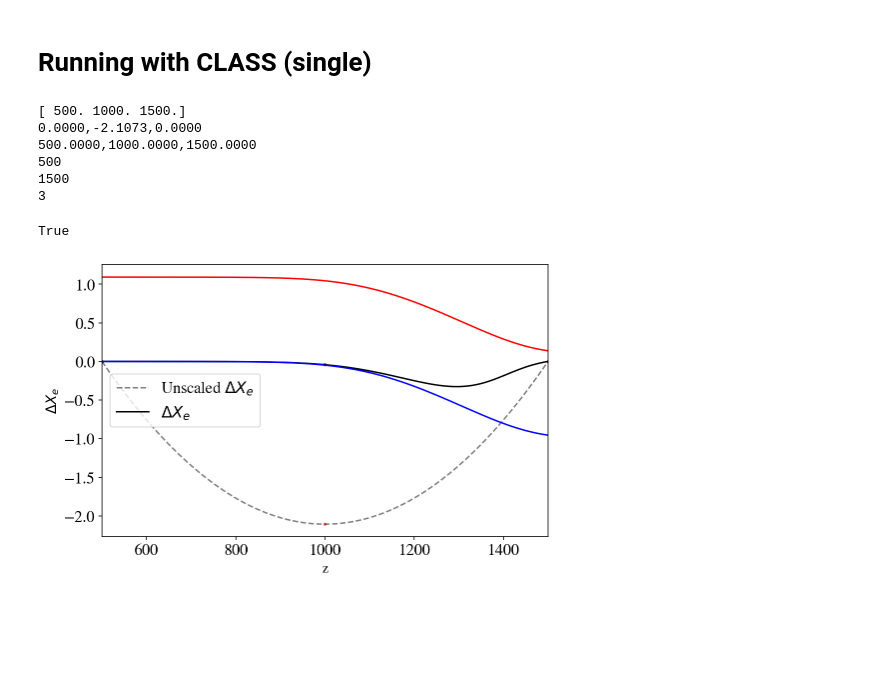
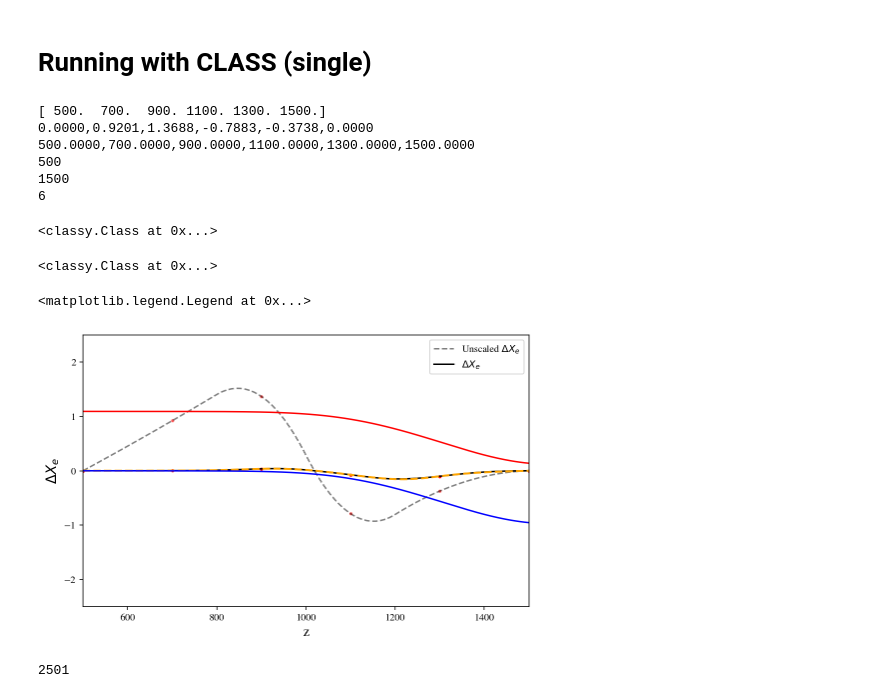
Before and after one commit to gplynch619/recombination, a Jupyter notebook: notebooks/mcmc_explore.ipynb, the cells around one changed output. Drawn from its saved outputs; the diff is of its cells as text; code cells hidden in the pictures; blank space fills up the shorter version.

```diff
--- a/notebooks/mcmc_explore.ipynb
+++ b/notebooks/mcmc_explore.ipynb
@@ -210,7 +212,7 @@ plt.show()
 # %% [markdown]
 # Running with CLASS (single)
 # %%
-num_control_points = 1
+num_control_points = 4
 #center_pivot = 1300
 fine_grid = np.linspace(zmin_pert, zmax_pert, 100)
 
@@ -257,39 +259,50 @@ M = Class.Class()
 M.set(common_settings)
 M.set(precision_settings)
 # %% [output]
-[ 500. 1000. 1500.]
-0.0000,-2.1073,0.0000
-500.0000,1000.0000,1500.0000
+[ 500.  700.  900. 1100. 1300. 1500.]
+0.0000,0.9201,1.3688,-0.7883,-0.3738,0.0000
+500.0000,700.0000,900.0000,1100.0000,1300.0000,1500.0000
 500
 1500
-3
+6
-True
+<classy.Class at 0x...>
 # %%
-M.compute()
+M.compute(level=["thermodynamics"])
+# %% [output]
+<classy.Class at 0x...>
 # %%
 thermo = M.get_thermodynamics()
 class_perturbation = thermo["xe_pert"]
 class_z = thermo["z"]
 
 
 fig,ax=plt.subplots(figsize=(8,5))
 
 ax.scatter(pivots, rescale_pert_amp(control_points,pivots), s=5, color="red")
 ax.scatter(pivots, control_points, color="red", s=5, alpha=0.5)
 ax.plot(fine_grid, interp1d(pivots, control_points, kind='quadratic')(fine_grid), color="black", linestyle='dashed', alpha=0.5, label="Unscaled $\Delta X_e$")
 ax.plot(fine_grid, rescale_pert_amp(interp1d(pivots, control_points, kind='quadratic')(fine_grid), fine_grid), color="black", label="$\Delta X_e$")
+ax.plot(class_z, class_perturbation, linewidth=2, color="orange", linestyle="dashed")
 ax.set_xlabel("z", fontsize=fsize)
 ax.set_ylabel("$\Delta X_e$", fontsize=fsize)
 ax.plot(zgrid, delta_xe_upper, color="red")
 #ax.axhline(0.0, color="black", linestyle="dashed")
 ax.plot(zgrid, delta_xe_lower, color="blue")
 
 ax.set_xlim([zmin_pert, zmax_pert])
+ax.set_ylim([-2.5, 2.5])
 plt.legend()
 #plt.show()
-plt.savefig("../results/deviation_example2.pdf",dpi=300, bbox_inches='tight')
+#plt.savefig("../results/deviation_example2.pdf",dpi=300, bbox_inches='tight')
 # %% [output]
+<matplotlib.legend.Legend at 0x...>
-[figure, old version]
+[figure, new version]
+# %%
+cl_tt = M.lensed_cl()['tt'][2:]
+
+print(len(cl_tt))
+# %% [output]
+2501
 # %%
 num_of_functions = 20
 
```
Also changed, not shown: parts of 16 cells of this notebook, 4 other files.
